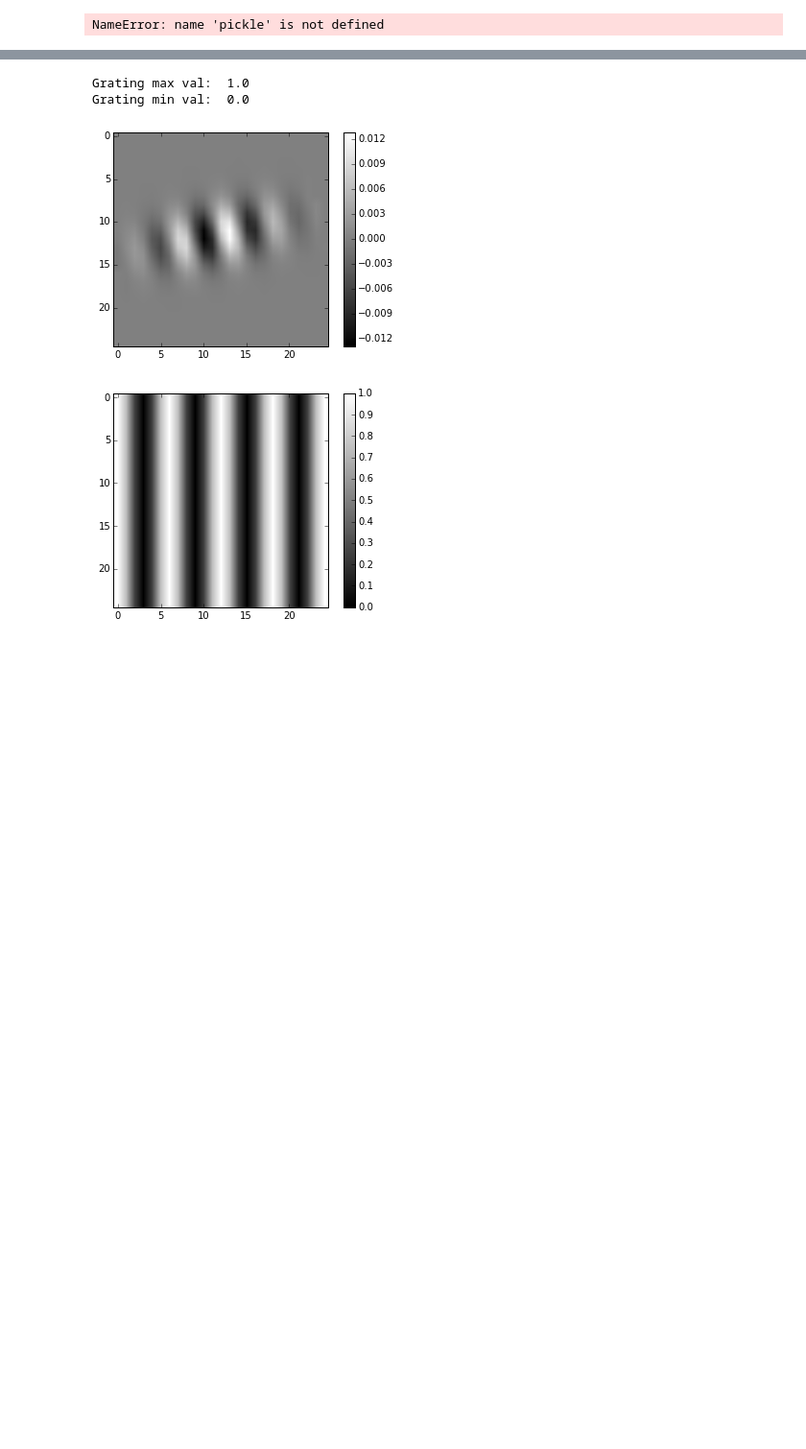
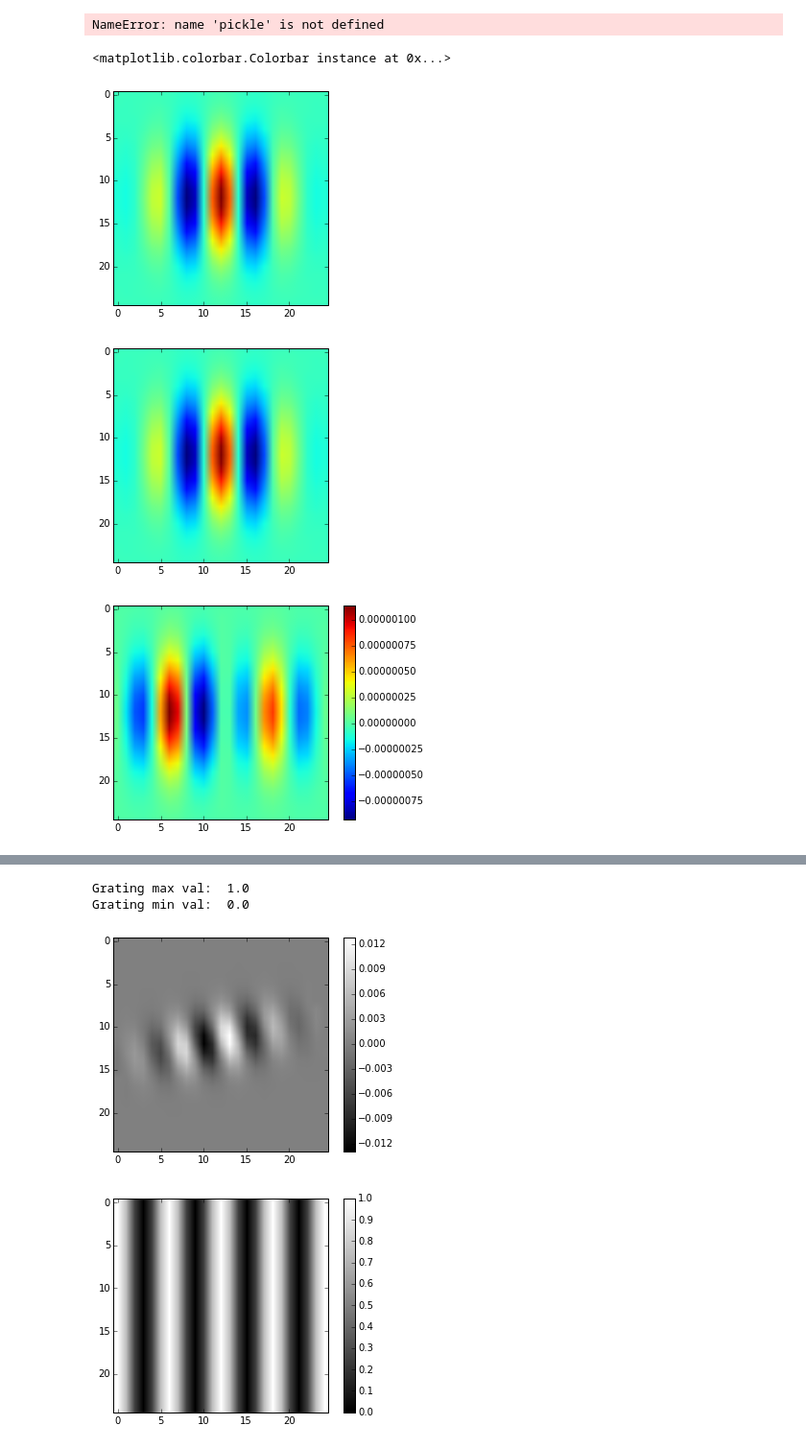
Before and after one commit to benselby/v1_modelling, a Jupyter notebook: mechanistic/rf_layer.ipynb, the cells around one changed output, grey strips where cells are left out. Shown at 96% size. Drawn from its saved outputs; the diff is of its cells as text; code cells hidden in the pictures; blank space fills up the shorter version.

```diff
--- a/mechanistic/rf_layer.ipynb
+++ b/mechanistic/rf_layer.ipynb
@@ -385,6 +433,24 @@ class rf_layer:
             response = self.layer_units[yi][xi].get_unit_response_rate(img_segment)
 
         return response
+# %%
+rf_data = scipy.io.loadmat('neuronRF.mat')
+new_rf = rf_data['neuronRF']
+
+plt.figure()
+plt.imshow(new_rf)
+
+plt.figure()
+plt.imshow(sample.RF)
+
+plt.figure()
+plt.imshow(sample.RF - new_rf)
+plt.colorbar()
+# %% [output]
+<matplotlib.colorbar.Colorbar instance at 0x...>
+[figure, added]
+[figure, added]
+[figure, added]
 # %%
 # load OP map from Bryan's extracted Kaschube map
 data = scipy.io.loadmat('orientation-map.mat')
```
Also changed, not shown: parts of 10 cells of this notebook, 4 other files.
